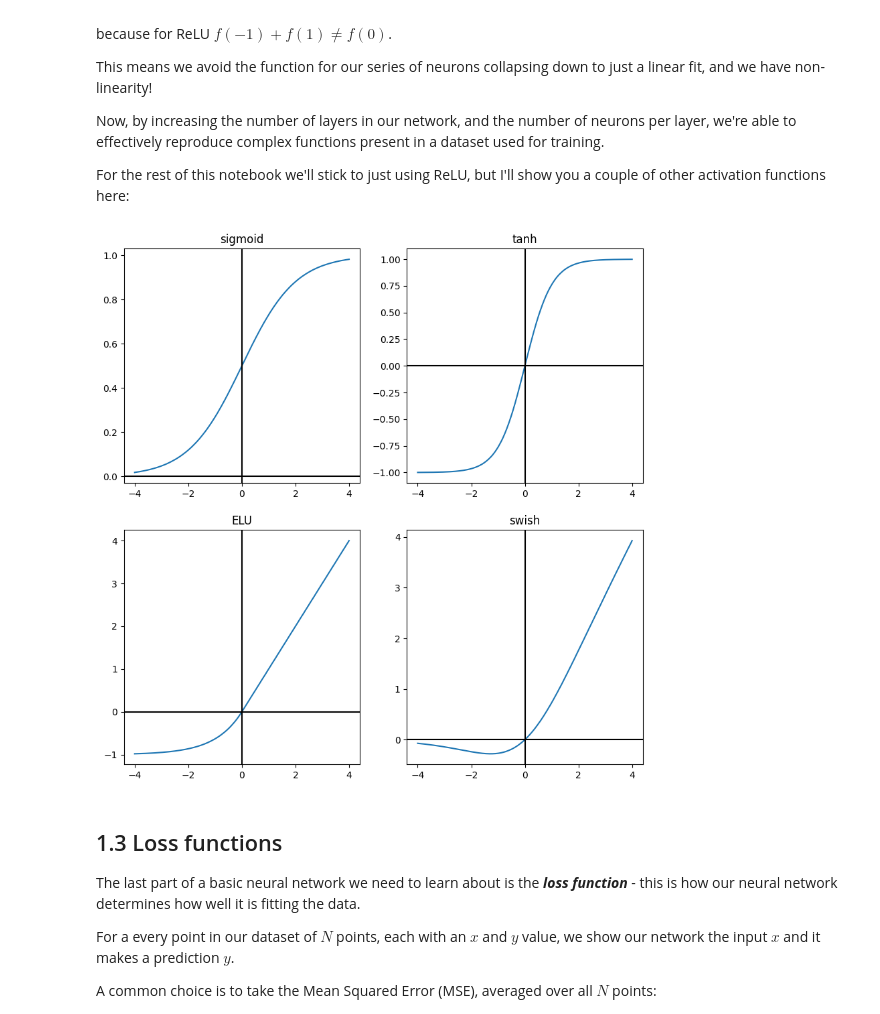
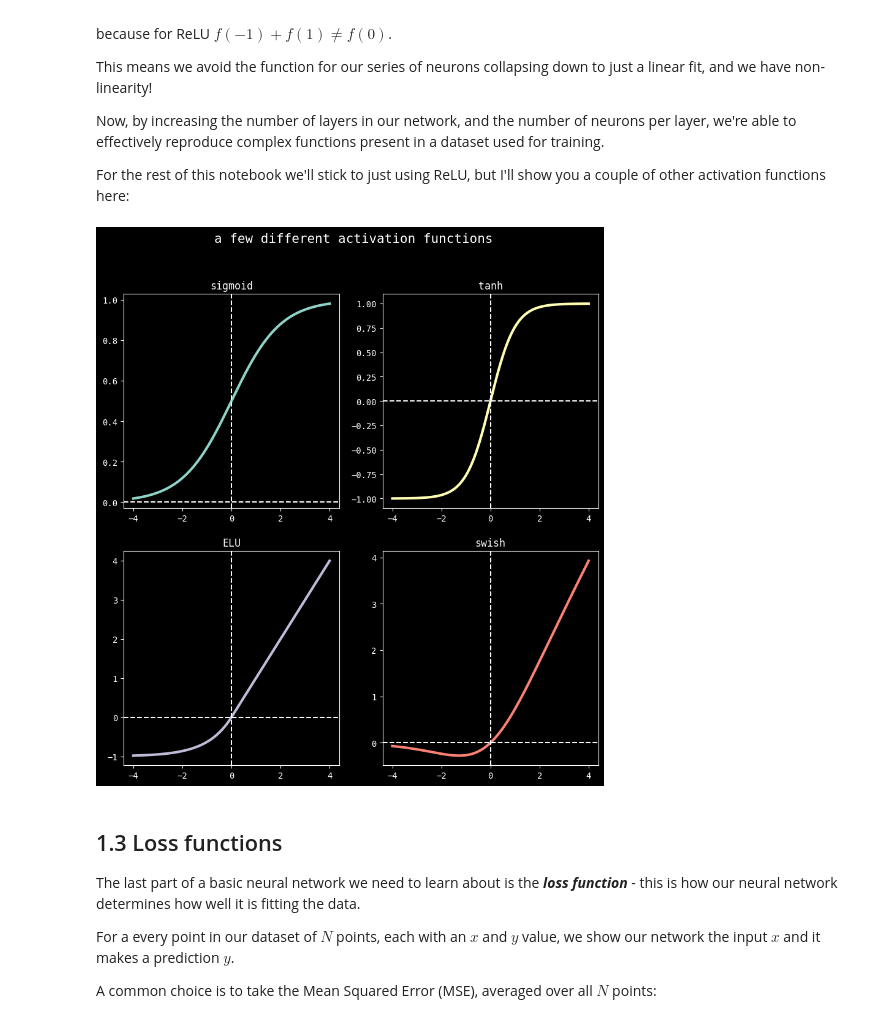
Before and after one commit to ojscutt/nn_session, a Jupyter notebook: nn_session.ipynb, the cells around one changed output. Drawn from its saved outputs; the diff is of its cells as text; code cells hidden in the pictures.

Commit message:
make pretty plots

```diff
--- a/nn_session.ipynb
+++ b/nn_session.ipynb
@@ -10,7 +10,23 @@ The aims for this skills session are to:
 
 Get started with some imports:
 # %%
+!pip install cmcrameri # <- this is a package for colour-vision deficiency friendly colourmaps. I highly recommend giving them a go :)
+
 import tensorflow as tf
 import numpy as np
 import pandas as pd
 import matplotlib.pyplot as plt
+from cmcrameri import cm
+
+# plt.style.use("Solarize_Light2")
+# plt.rcParams.update({"axes.edgecolor": "black"})
+# plt.rcParams.update({"text.color": "black"})
+# plt.rcParams.update({"axes.labelcolor": "black"})
+# plt.rcParams.update({"xtick.color": "black"})
+# plt.rcParams.update({"ytick.color": "black"})
+# plt.rcParams.update({"font.family": "monospace"})
+
+
+plt.style.use("dark_background")
+plt.rcParams.update({"font.family": "monospace"})
+colours = [colour["color"] for colour in plt.rcParams["axes.prop_cycle"]]
@@ -202,48 +231,50 @@ def sigmoid(x):
 
 y = [sigmoid(x_val) for x_val in x]
 
-ax1.plot(x,y)
-ax1.axvline(0, color='black')
-ax1.axhline(0, color='black')
+ax1.plot(x,y,c=colours[0], linewidth=3)
+ax1.axvline(0, linestyle='--')
+ax1.axhline(0, linestyle='--')
 ax1.set_title('sigmoid')
 
 def tanh(x):
   return ((np.e**x)-(np.e**-x))/((np.e**x)+(np.e**-x))
 
 y = [tanh(x_val) for x_val in x]
 
-ax2.plot(x,y)
-ax2.axvline(0, color='black')
-ax2.axhline(0, color='black')
+ax2.plot(x,y,c=colours[1], linewidth=3)
+ax2.axvline(0, linestyle='--')
+ax2.axhline(0, linestyle='--')
 ax2.set_title('tanh')
 
 def elu(x):
   if x >= 0:
     y = x
   else:
     y = (np.e**x)-1
   return y
 
 y = [elu(x_val) for x_val in x]
 
-ax3.plot(x,y)
-ax3.axvline(0, color='black')
-ax3.axhline(0, color='black')
+ax3.plot(x,y,c=colours[2], linewidth=3)
+ax3.axvline(0, linestyle='--')
+ax3.axhline(0, linestyle='--')
 ax3.set_title('ELU')
 
 def swish(x):
   return x*sigmoid(x)
 
 y = [swish(x_val) for x_val in x]
 
-ax4.plot(x,y)
-ax4.axvline(0, color='black')
-ax4.axhline(0, color='black')
+ax4.plot(x,y,c=colours[3], linewidth=3)
+ax4.axvline(0, linestyle='--')
+ax4.axhline(0, linestyle='--')
 ax4.set_title('swish')
 
+
+plt.suptitle('a few different activation functions', fontsize=15)
 plt.show()
 # %% [output]
-[figure, old version]
+[figure, new version]
 # %% [markdown]
 ## 1.3 Loss functions
 The last part of a basic neural network we need to learn about is the ***loss function*** - this is how our neural network determines how well it is fitting the data.
```
Also changed, not shown: parts of 26 cells of this notebook.
